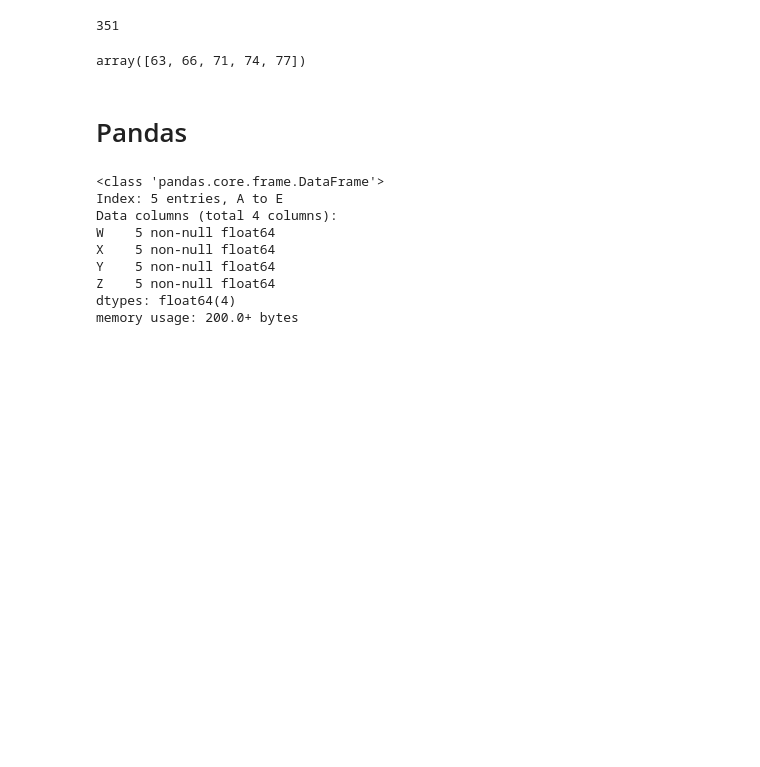
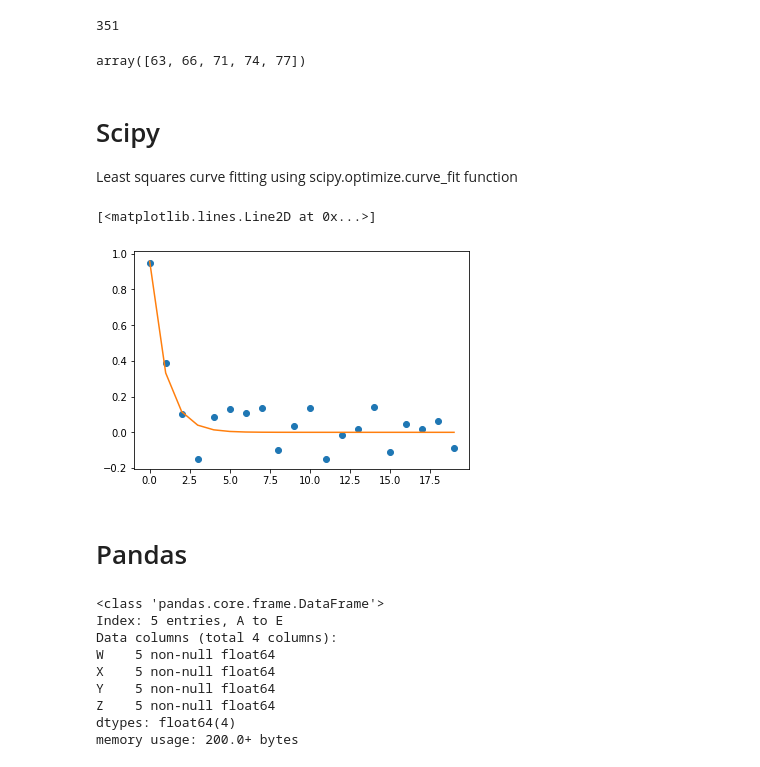
Before and after one commit to glebanon/toolbox, a Jupyter notebook: python/numpy_scipy_pandas.ipynb, the cells around one changed output. Drawn from its saved outputs; the diff is of its cells as text; code cells hidden in the pictures; blank space fills up the shorter version.

Commit message:
added short scipy version, fixed a few typos

```diff
--- a/python/numpy_scipy_pandas.ipynb
+++ b/python/numpy_scipy_pandas.ipynb
@@ -71,6 +71,29 @@ sum(my_arr)  # sum of array columns
 # %% [output]
 351
 array([63, 66, 71, 74, 77])
+# %% [markdown]
+# Scipy
+
+Least squares curve fitting using scipy.optimize.curve_fit function
+# %%
+import numpy as np
+import matplotlib.pyplot as plt
+from scipy.optimize import curve_fit
+
+x = np.arange(20)
+y = np.exp(-x) + np.random.normal(0,1/10,20)
+plt.plot(x,y,'o')
+
+# parameteric function to fit
+def exp_func(x, a, b):
+    return a * np.exp(-b*x)
+
+popt, pcov = curve_fit(exp_func, x, y, p0=(2, 1))
+z = exp_func(x, *popt)
+plt.plot(x,z)
+# %% [output]
+[<matplotlib.lines.Line2D at 0x...>]
+[figure, added]
 # %% [markdown]
 # Pandas
 # %%
```
Also changed, not shown: 2 other files.
